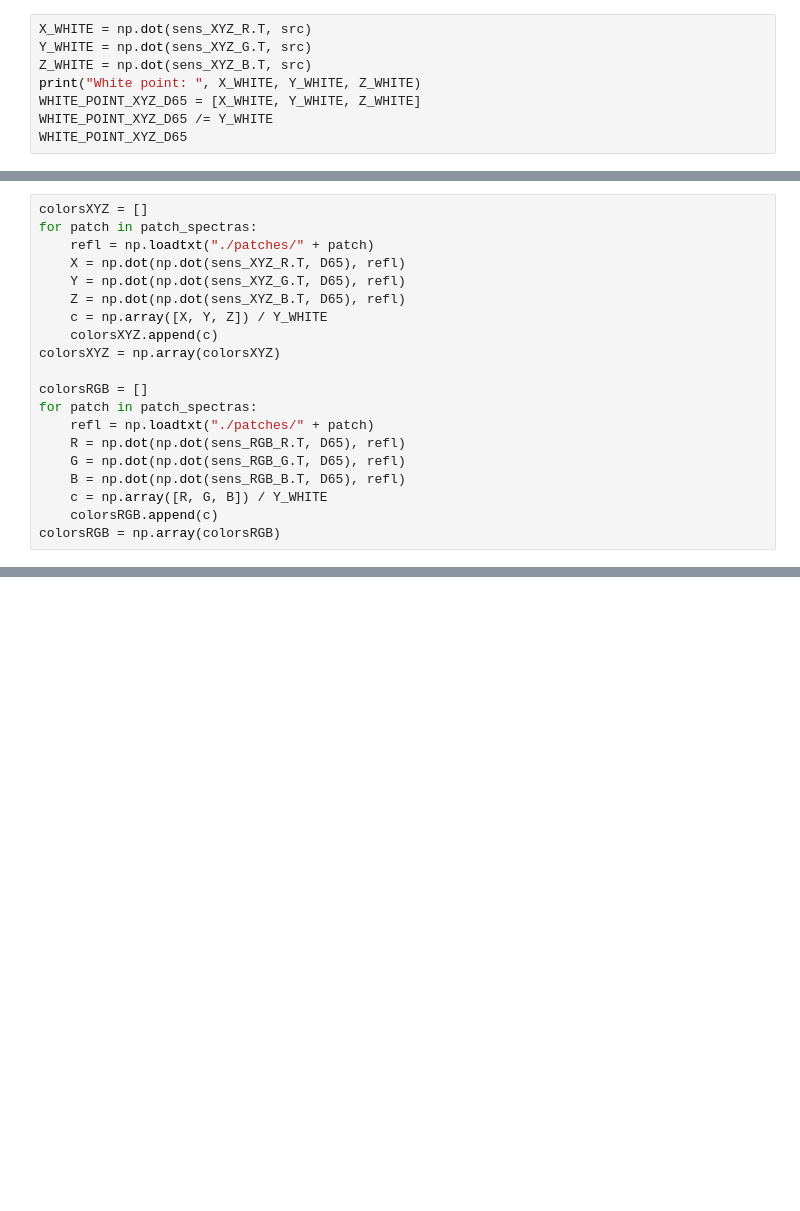
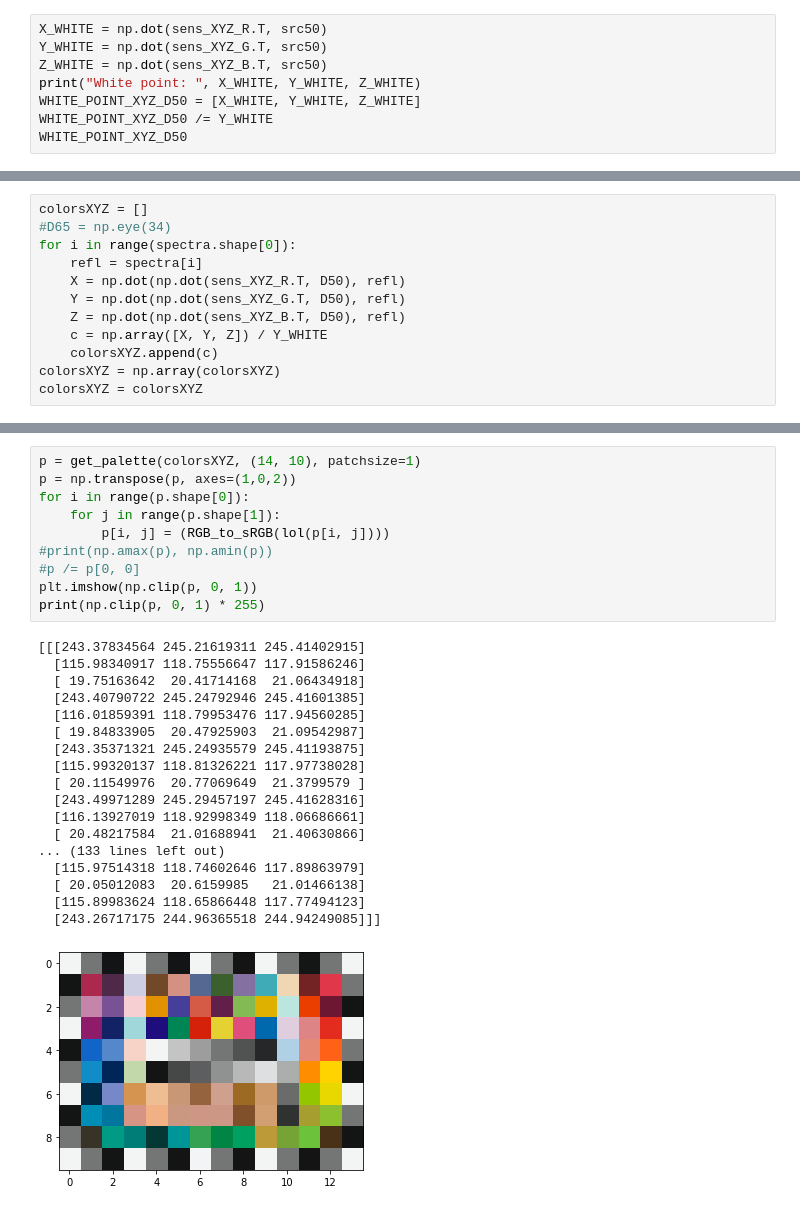
Before and after one commit to SoshinK/AWB, a Jupyter notebook: root-poly regression/Untitled.ipynb, the cells around one changed output, grey strips where cells are left out. Saved outputs shown, nothing was run; the diff lists cells and outputs as text; blank space fills up the shorter version.

```diff
--- a/root-poly regression/Untitled.ipynb
+++ b/root-poly regression/Untitled.ipynb
@@ -45,9 +96,9 @@ sens_RGB_B = np.interp(x, x_RGB, cam_B)
 # %%
-X_WHITE = np.dot(sens_XYZ_R.T, src)
-Y_WHITE = np.dot(sens_XYZ_G.T, src)
-Z_WHITE = np.dot(sens_XYZ_B.T, src)
+X_WHITE = np.dot(sens_XYZ_R.T, src50)
+Y_WHITE = np.dot(sens_XYZ_G.T, src50)
+Z_WHITE = np.dot(sens_XYZ_B.T, src50)
 print("White point: ", X_WHITE, Y_WHITE, Z_WHITE)
-WHITE_POINT_XYZ_D65 = [X_WHITE, Y_WHITE, Z_WHITE]
-WHITE_POINT_XYZ_D65 /= Y_WHITE
-WHITE_POINT_XYZ_D65
+WHITE_POINT_XYZ_D50 = [X_WHITE, Y_WHITE, Z_WHITE]
+WHITE_POINT_XYZ_D50 /= Y_WHITE
+WHITE_POINT_XYZ_D50
 # %% [output]
@@ -56,20 +107,12 @@ array([0.94810127, 1.        , 1.07390571])
 # %%
 colorsXYZ = []
-for patch in patch_spectras:
-    refl = np.loadtxt("./patches/" + patch)
-    X = np.dot(np.dot(sens_XYZ_R.T, D65), refl)
-    Y = np.dot(np.dot(sens_XYZ_G.T, D65), refl)
-    Z = np.dot(np.dot(sens_XYZ_B.T, D65), refl)
+#D65 = np.eye(34)
+for i in range(spectra.shape[0]):
+    refl = spectra[i]
+    X = np.dot(np.dot(sens_XYZ_R.T, D50), refl)
+    Y = np.dot(np.dot(sens_XYZ_G.T, D50), refl)
+    Z = np.dot(np.dot(sens_XYZ_B.T, D50), refl)
     c = np.array([X, Y, Z]) / Y_WHITE
     colorsXYZ.append(c)
 colorsXYZ = np.array(colorsXYZ)
-
-colorsRGB = []
-for patch in patch_spectras:
-    refl = np.loadtxt("./patches/" + patch)
-    R = np.dot(np.dot(sens_RGB_R.T, D65), refl)
-    G = np.dot(np.dot(sens_RGB_G.T, D65), refl)
-    B = np.dot(np.dot(sens_RGB_B.T, D65), refl)
-    c = np.array([R, G, B]) / Y_WHITE
-    colorsRGB.append(c)
-colorsRGB = np.array(colorsRGB)
+colorsXYZ = colorsXYZ
@@ -114,0 +209,29 @@ spectra.shape
+# %%
+p = get_palette(colorsXYZ, (14, 10), patchsize=1)
+p = np.transpose(p, axes=(1,0,2))
+for i in range(p.shape[0]):
+    for j in range(p.shape[1]):
+        p[i, j] = (RGB_to_sRGB(lol(p[i, j])))
+#print(np.amax(p), np.amin(p))
+#p /= p[0, 0]
+plt.imshow(np.clip(p, 0, 1))
+print(np.clip(p, 0, 1) * 255)
+# %% [output]
+[[[243.37834564 245.21619311 245.41402915]
+  [115.98340917 118.75556647 117.91586246]
+  [ 19.75163642  20.41714168  21.06434918]
+  [243.40790722 245.24792946 245.41601385]
+  [116.01859391 118.79953476 117.94560285]
+  [ 19.84833905  20.47925903  21.09542987]
+  [243.35371321 245.24935579 245.41193875]
+  [115.99320137 118.81326221 117.97738028]
+  [ 20.11549976  20.77069649  21.3799579 ]
+  [243.49971289 245.29457197 245.41628316]
+  [116.13927019 118.92998349 118.06686661]
+  [ 20.48217584  21.01688941  21.40630866]
+... (133 lines left out)
+  [115.97514318 118.74602646 117.89863979]
+  [ 20.05012083  20.6159985   21.01466138]
+  [115.89983624 118.65866448 117.77494123]
+  [243.26717175 244.96365518 244.94249085]]]
+[figure, added]
```
Also changed, not shown: parts of 26 cells of this notebook.
